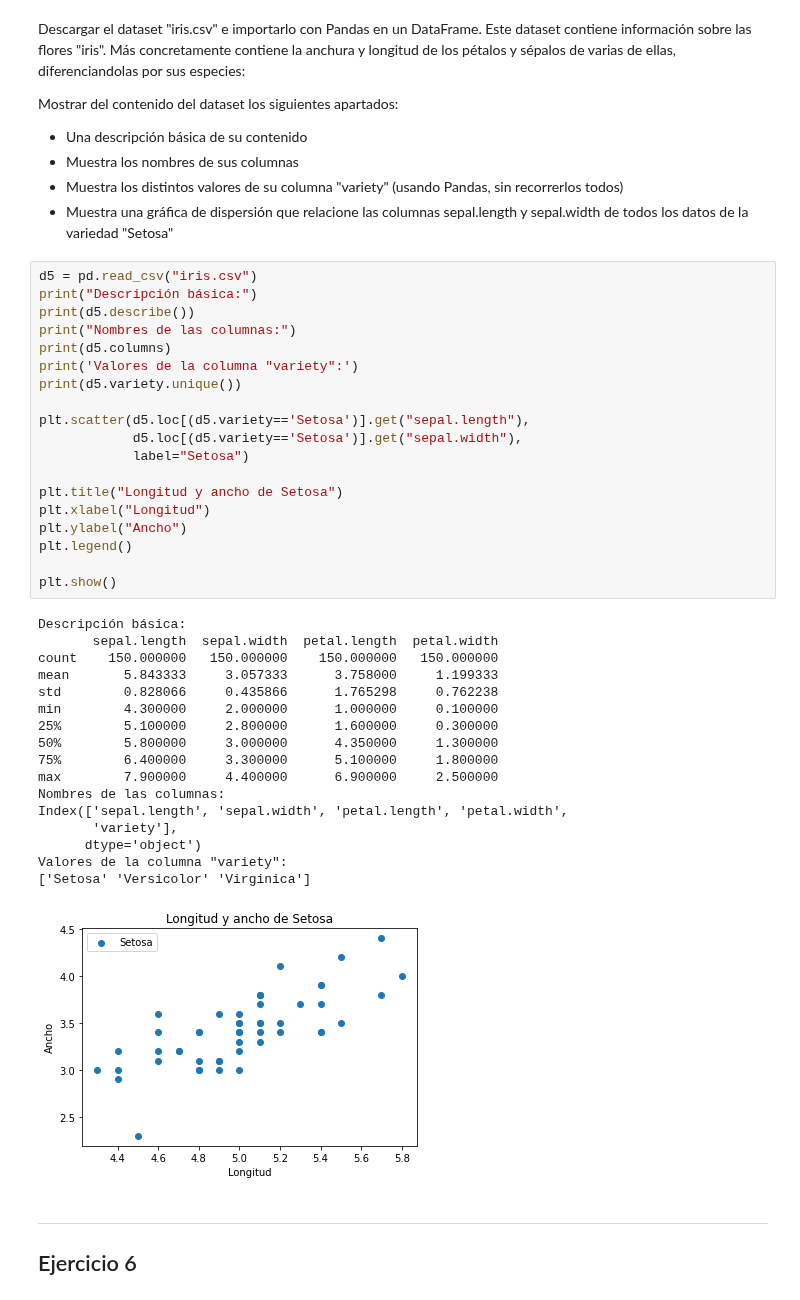
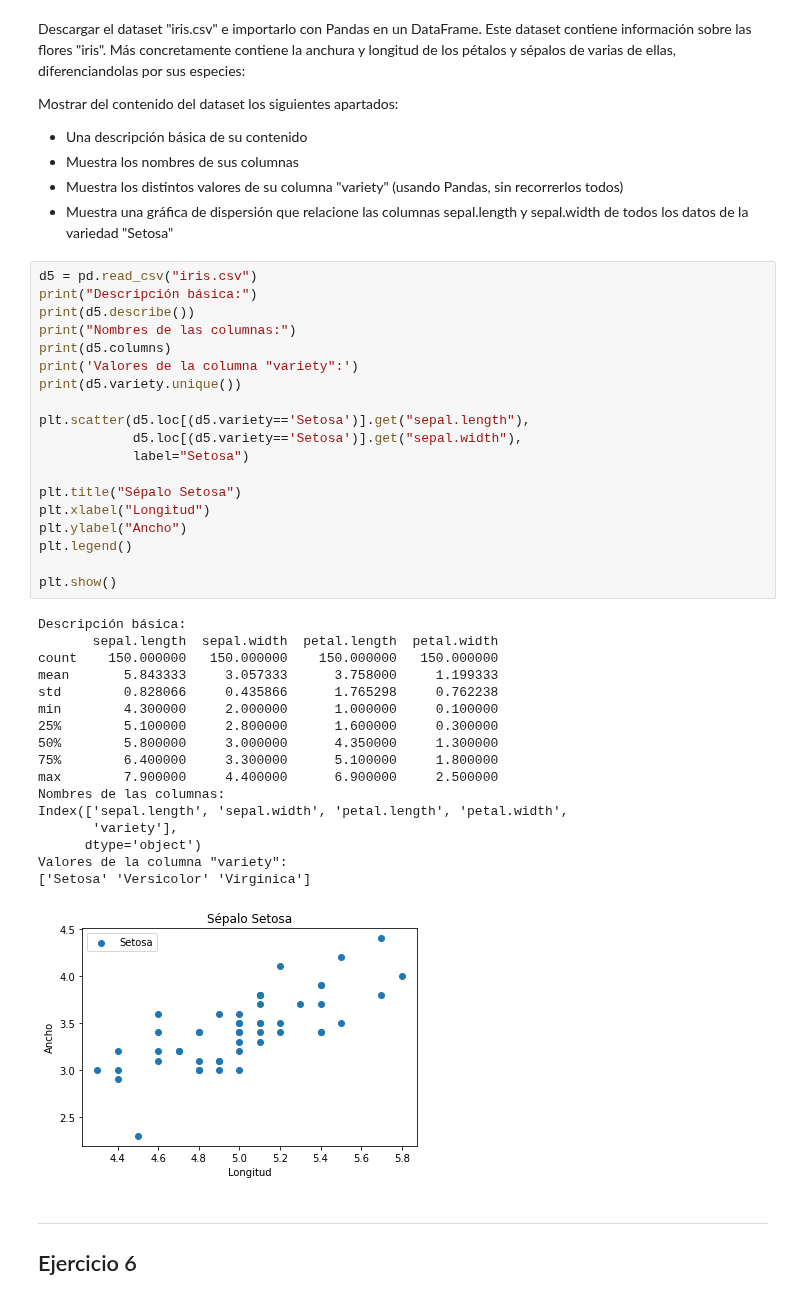
Before and after one commit to CarlosRyu98/PIA, a Jupyter notebook: 02 Desarrollo de aplicaciones de IA/05_Ejercicios_variados.ipynb, the cells around one changed output. Saved outputs shown, nothing was run; the diff lists cells and outputs as text.

```diff
--- a/02 Desarrollo de aplicaciones de IA/05_Ejercicios_variados.ipynb
+++ b/02 Desarrollo de aplicaciones de IA/05_Ejercicios_variados.ipynb
@@ -131,35 +134,35 @@ print("Nombres de las columnas:")
 print(d5.columns)
 print('Valores de la columna "variety":')
 print(d5.variety.unique())
 
 plt.scatter(d5.loc[(d5.variety=='Setosa')].get("sepal.length"),
             d5.loc[(d5.variety=='Setosa')].get("sepal.width"),
             label="Setosa")
 
-plt.title("Longitud y ancho de Setosa")
+plt.title("Sépalo Setosa")
 plt.xlabel("Longitud")
 plt.ylabel("Ancho")
 plt.legend()
 
 plt.show()
 # %% [output]
 Descripción básica:
        sepal.length  sepal.width  petal.length  petal.width
 count    150.000000   150.000000    150.000000   150.000000
 mean       5.843333     3.057333      3.758000     1.199333
 std        0.828066     0.435866      1.765298     0.762238
 min        4.300000     2.000000      1.000000     0.100000
 25%        5.100000     2.800000      1.600000     0.300000
 50%        5.800000     3.000000      4.350000     1.300000
 75%        6.400000     3.300000      5.100000     1.800000
 max        7.900000     4.400000      6.900000     2.500000
 Nombres de las columnas:
 Index(['sepal.length', 'sepal.width', 'petal.length', 'petal.width',
        'variety'],
       dtype='object')
 Valores de la columna "variety":
 ['Setosa' 'Versicolor' 'Virginica']
-[figure, old version]
+[figure, new version]
 # %% [markdown]
 ---
 ## Ejercicio 6
```
Also changed, not shown: parts of 12 cells of this notebook, 5 other files.
